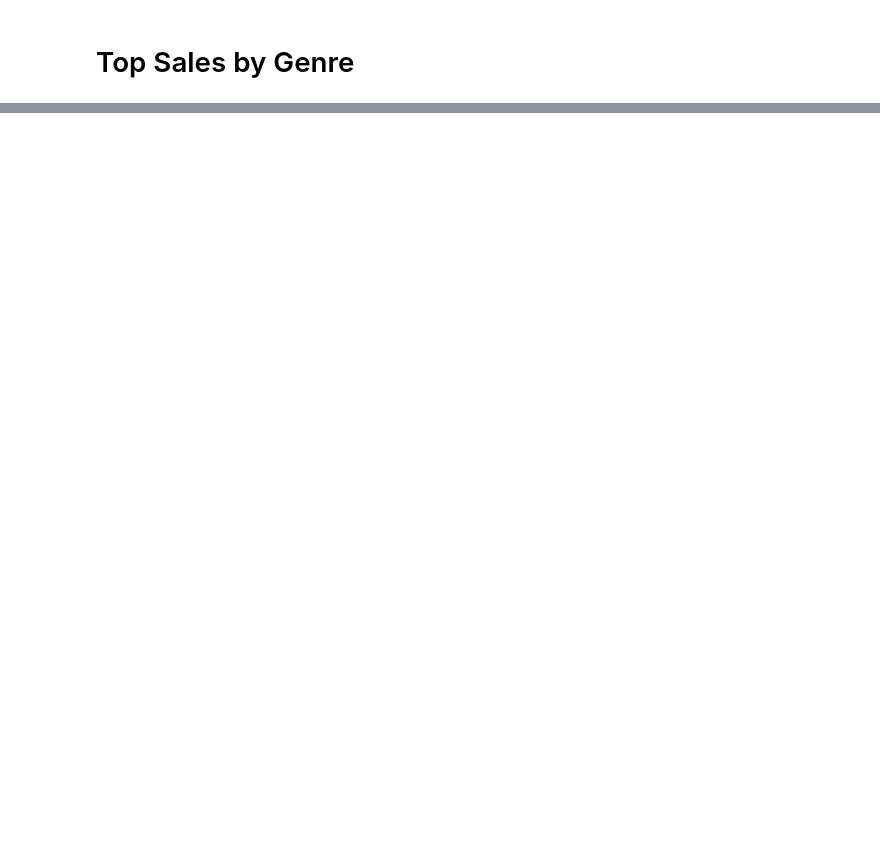
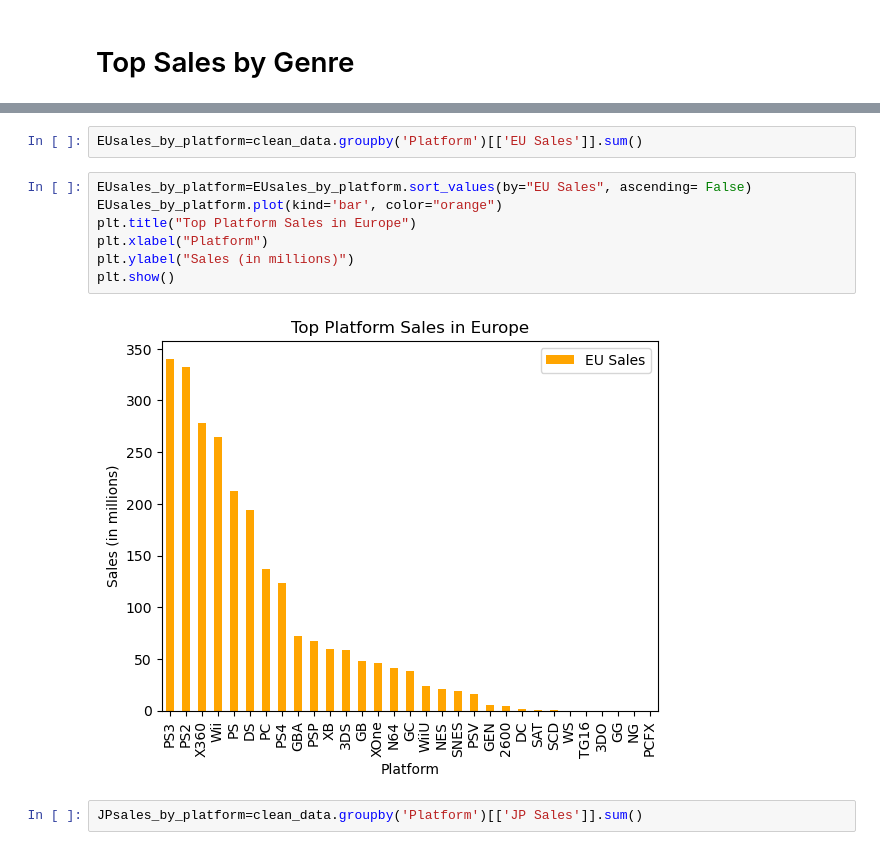
Before and after one commit to imanmalih/Project-One, a Jupyter notebook: VideoGames.ipynb, the cells around one changed output, grey strips where cells are left out. Cells and saved outputs as stored; diff of their text form; blank space fills up the shorter version.

```diff
--- a/VideoGames.ipynb
+++ b/VideoGames.ipynb
@@ -114,0 +142,13 @@ sales_by_genre
+# %%
+EUsales_by_platform=clean_data.groupby('Platform')[['EU Sales']].sum()
+# %%
+EUsales_by_platform=EUsales_by_platform.sort_values(by="EU Sales", ascending= False)
+EUsales_by_platform.plot(kind='bar', color="orange")
+plt.title("Top Platform Sales in Europe")
+plt.xlabel("Platform")
+plt.ylabel("Sales (in millions)")
+plt.show()
+# %% [output]
+[figure, added]
+# %%
+JPsales_by_platform=clean_data.groupby('Platform')[['JP Sales']].sum()
```
Also changed, not shown: parts of 9 cells of this notebook.
